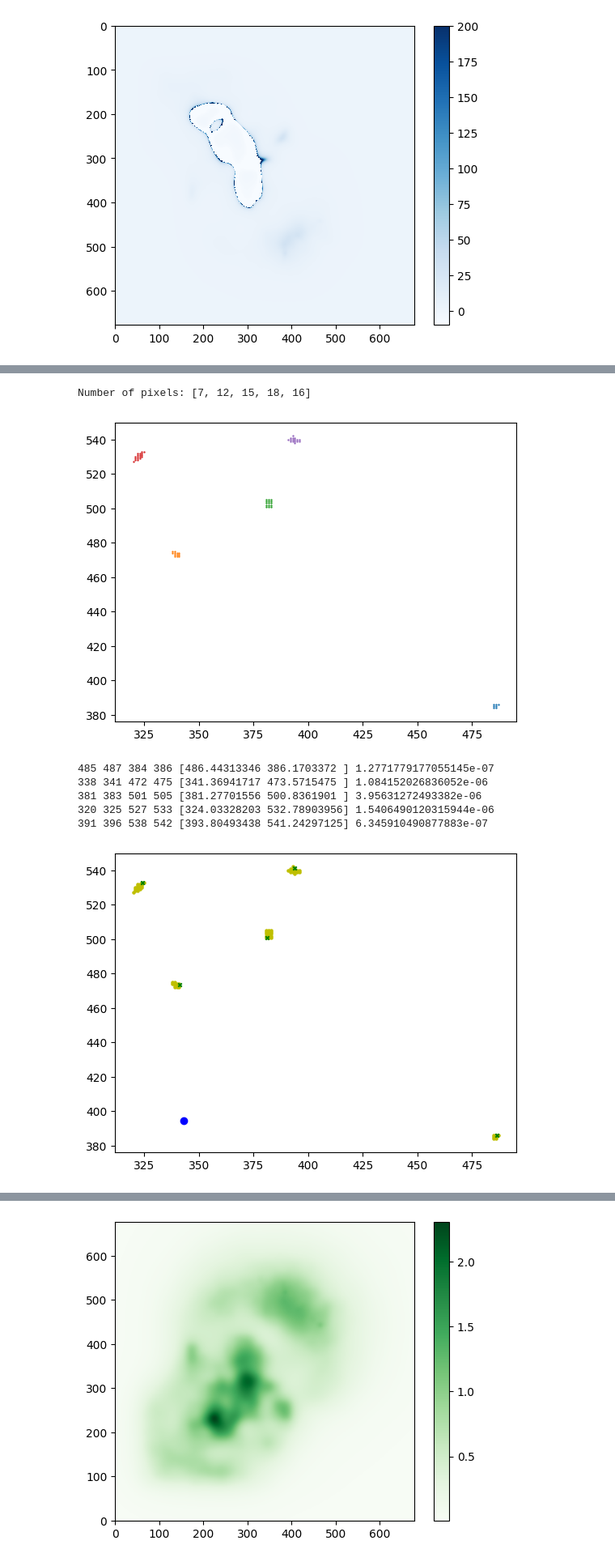
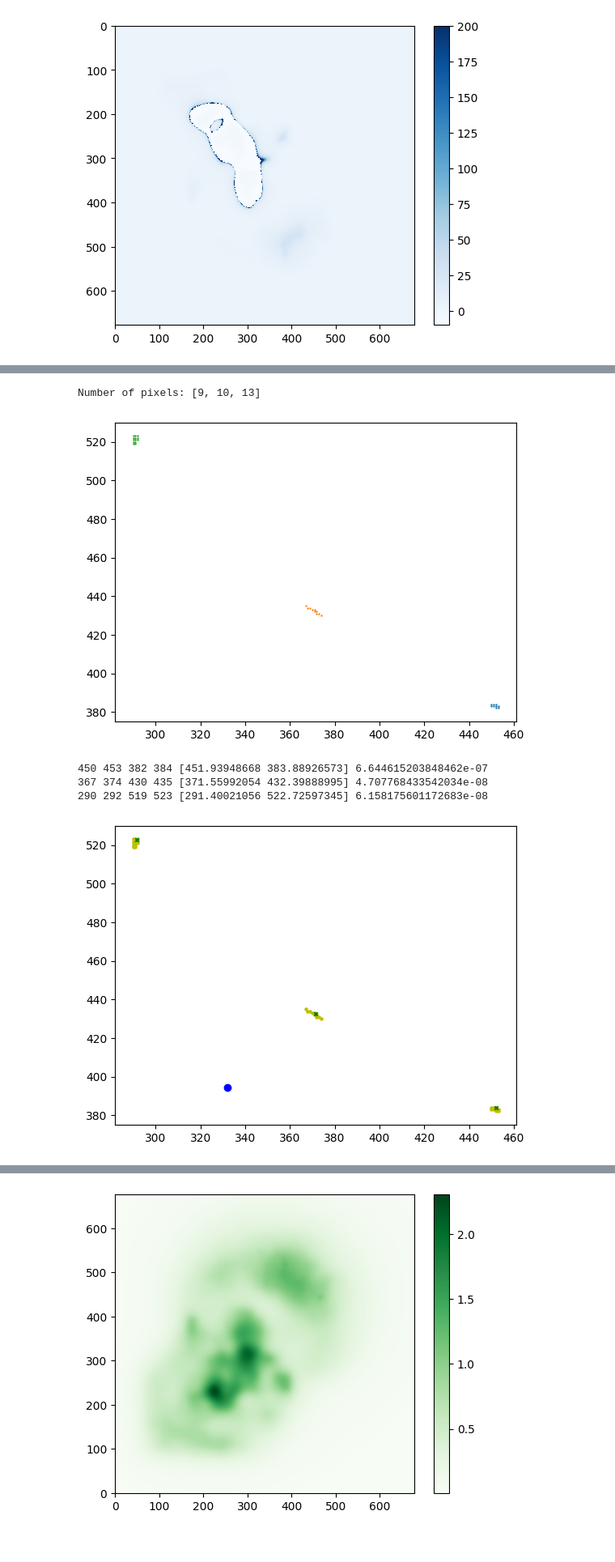
Before and after one commit to diceandcats/SURE-GW-lensing, a Jupyter notebook: Real stuffs/Real_lens.ipynb, the cells around one changed output, grey strips where cells are left out. Shown at 81% size. Saved outputs shown, nothing was run; the diff lists cells and outputs as text; code cells hidden in the pictures.

```diff
--- a/Real stuffs/Real_lens.ipynb
+++ b/Real stuffs/Real_lens.ipynb
@@ -93,7 +93,7 @@ for i in range(size):
             n+=1'''
 
 # point source
-coord = (343.2,394.4)
+coord = (332.2,394.4)
 coord_x_r, coord_y_r = coord[0] % 1, coord[1] % 1
 y_round, x_round = round(coord[1]), round(coord[0])
 
@@ -161,8 +161,8 @@ for i in range(0, len(images)):
     plt.scatter(images[i][:,0], images[i][:,1], s=0.5)
 print(f'Number of pixels: {[np.sum(len(images[i])) for i in range(0, len(images))]}')
 # %% [output]
-Number of pixels: [7, 12, 15, 18, 16]
+Number of pixels: [9, 10, 13]
-[figure, old version]
+[figure, new version]
 # %%
 # interpolate the deflected angle given the image pos
 def src_pos_test_interpolate(x,y, alpha_x= datax, alpha_y = datay):  #(x,y) is img_guess
@@ -183,24 +183,22 @@ def diff_interpolate (img_guess):
 # %%
 import scipy.optimize._minimize as minimize
 # minimum distance between the source position and the guess source positions deflected by mutiple images
 # expect partition of the images and search for 1 sol for 1 image
 plt.scatter(coord[0], coord[1], c='b')
 plt.scatter([i[0] for i in coordinates], [i[1] for i in coordinates], c='y', s=5)
 # find maximum x and y coordinates of the image[i]
 for i in range(len(images)):
     x_max, x_min = np.max(images[i][:,0]), np.min(images[i][:,0])
     y_max, y_min = np.max(images[i][:,1]), np.min(images[i][:,1])
     img_guess = np.random.uniform(x_min, x_max), np.random.uniform(y_min, y_max)
-    pos = minimize.minimize(diff_interpolate, img_guess, bounds =[(x_min-5, x_max+5), (y_min-5, y_max+5)], method='Nelder-Mead', tol=1e-6) # the 1 is for wider boundary
+    pos = minimize.minimize(diff_interpolate, img_guess, bounds =[(x_min-2, x_max+2), (y_min-2, y_max+2)], method='Nelder-Mead', tol=1e-7) # the 1 is for wider boundary
     print(x_min, x_max, y_min, y_max, pos.x, diff_interpolate(pos.x))
     plt.scatter(pos.x[0], pos.x[1], c='g', s=10, marker='x')
 # %% [output]
-485 487 384 386 [486.44313346 386.1703372 ] 1.2771779177055145e-07
-338 341 472 475 [341.36941717 473.5715475 ] 1.084152026836052e-06
-381 383 501 505 [381.27701556 500.8361901 ] 3.95631272493382e-06
-320 325 527 533 [324.03328203 532.78903956] 1.5406490120315944e-06
-391 396 538 542 [393.80493438 541.24297125] 6.345910490877883e-07
+450 453 382 384 [451.93948668 383.88926573] 6.644615203848462e-07
+367 374 430 435 [371.55992054 432.39888995] 4.707768433542034e-08
+290 292 519 523 [291.40021056 522.72597345] 6.158175601172683e-08
-[figure, old version]
+[figure, new version]
 # %%
 import numpy as np
 import matplotlib.pyplot as plt
```
Also changed, not shown: parts of 2 cells of this notebook, 1 other file.
